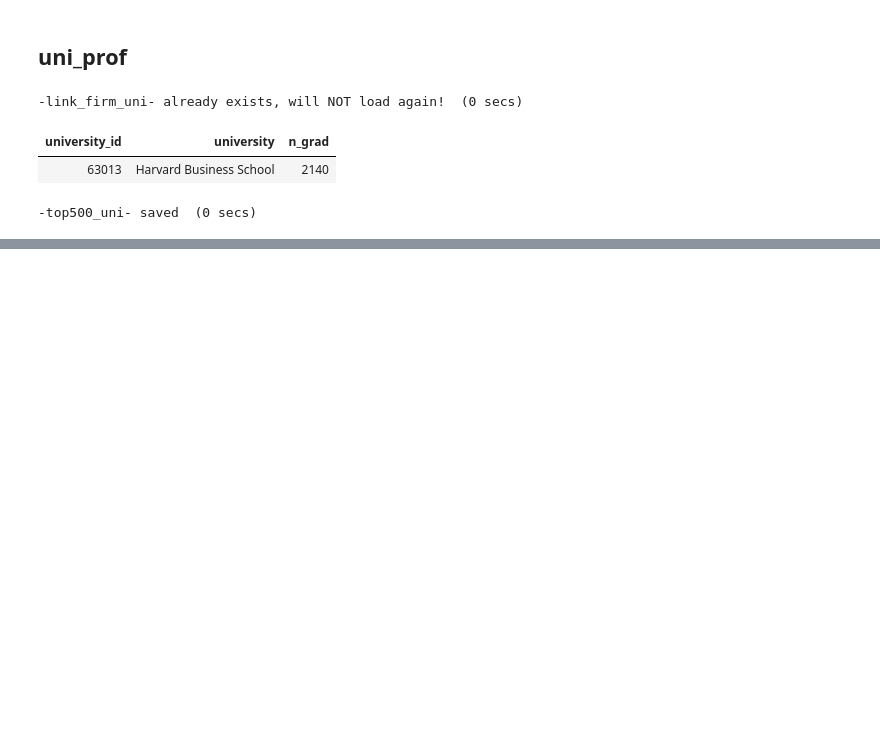
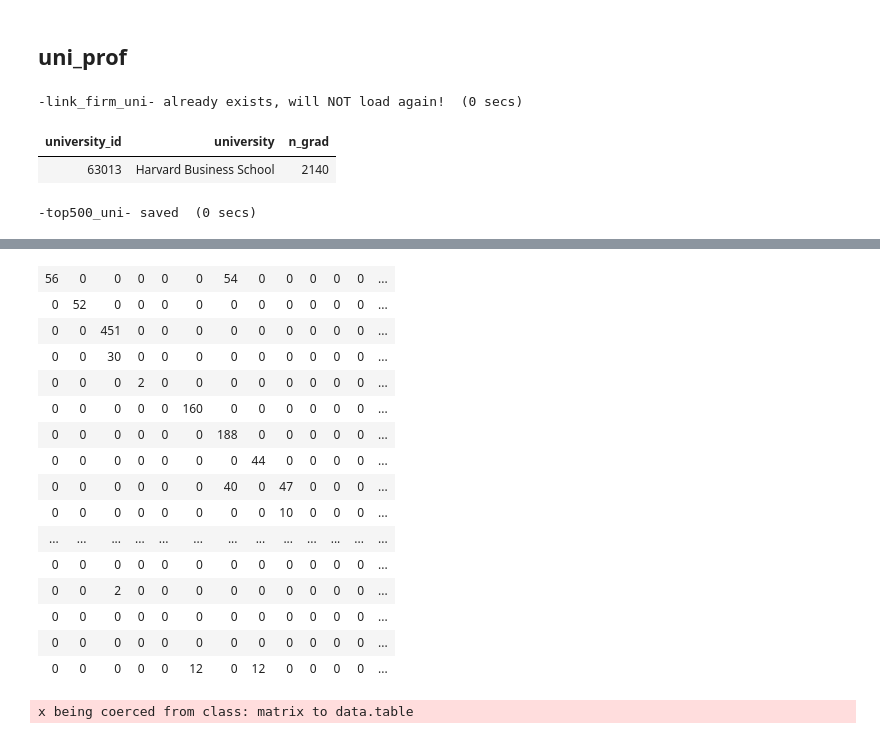
Before and after one commit to YuanyuanTong/CompanyLinks, a Jupyter notebook: data/firm-link.ipynb, the cells around one changed output, grey strips where cells are left out. Drawn from its saved outputs; the diff is of its cells as text; code cells hidden in the pictures; blank space fills up the shorter version.

```diff
--- a/data/firm-link.ipynb
+++ b/data/firm-link.ipynb
@@ -437,0 +459,21 @@ fwrite(top500_uni, 'top500_uni.csv')
+# %%
+f_firm_net_1 = f_firm_net[role_in_from_company_end_date<=role_in_to_company_start_date
+    ][, .(from_company_id=from_company_id,
+          to_company_id=to_company_id)]
+
+f_firm_net_2 = f_firm_net[role_in_from_company_start_date>=role_in_to_company_end_date
+    ][, .(from_company_id=to_company_id,
+          to_company_id=from_company_id)]
+
+f_ind_net = rbindlist(list(f_firm_net_1, f_firm_net_2), fill=T)[f_firm_prof[, .(company_id, sector)],
+      .(from_company_id, to_company_id, from_sector=sector),
+      on=c('from_company_id==company_id'),
+      nomatch=NULL
+    ][f_firm_prof[, .(company_id, sector)],
+      .(from_company_id, to_company_id, from_sector, to_sector=sector),
+      on=c('to_company_id==company_id'),
+      nomatch=NULL
+    ][, .(n=.N), keyby=.(from_sector, to_sector)
+    ][order(from_sector, -n),
+      .SD[1:3],
+      keyby=.(from_sector)]
@@ -437,0 +500,28 @@ fwrite(top500_uni, 'top500_uni.csv')
+# %%
+ind_matrix = matrix(0, nrow=44, ncol=44)
+for (i in 1:nrow(f_ind_net)) {
+    rowid=f_ind_net[i, from_sector]
+    colid=f_ind_net[i, to_sector]
+    n=f_ind_net[i, n]
+    ind_matrix[rowid, colid]=n
+}
+ind_matrix
+fwrite(ind_matrix, 'ind_matrix.csv', col.names=F)
+# %% [output]
+| 56 | 0 | 0 | 0 | 0 | 0 | 54 | 0 | 0 | 0 | 0 | 0 | ... |
+| 0 | 52 | 0 | 0 | 0 | 0 | 0 | 0 | 0 | 0 | 0 | 0 | ... |
+| 0 | 0 | 451 | 0 | 0 | 0 | 0 | 0 | 0 | 0 | 0 | 0 | ... |
+| 0 | 0 | 30 | 0 | 0 | 0 | 0 | 0 | 0 | 0 | 0 | 0 | ... |
+| 0 | 0 | 0 | 2 | 0 | 0 | 0 | 0 | 0 | 0 | 0 | 0 | ... |
+| 0 | 0 | 0 | 0 | 0 | 160 | 0 | 0 | 0 | 0 | 0 | 0 | ... |
+| 0 | 0 | 0 | 0 | 0 | 0 | 188 | 0 | 0 | 0 | 0 | 0 | ... |
+| 0 | 0 | 0 | 0 | 0 | 0 | 0 | 44 | 0 | 0 | 0 | 0 | ... |
+| 0 | 0 | 0 | 0 | 0 | 0 | 40 | 0 | 47 | 0 | 0 | 0 | ... |
+| 0 | 0 | 0 | 0 | 0 | 0 | 0 | 0 | 10 | 0 | 0 | 0 | ... |
+| ... | ... | ... | ... | ... | ... | ... | ... | ... | ... | ... | ... | ... |
+| 0 | 0 | 0 | 0 | 0 | 0 | 0 | 0 | 0 | 0 | 0 | 0 | ... |
+| 0 | 0 | 2 | 0 | 0 | 0 | 0 | 0 | 0 | 0 | 0 | 0 | ... |
+| 0 | 0 | 0 | 0 | 0 | 0 | 0 | 0 | 0 | 0 | 0 | 0 | ... |
+| 0 | 0 | 0 | 0 | 0 | 0 | 0 | 0 | 0 | 0 | 0 | 0 | ... |
+| 0 | 0 | 0 | 0 | 0 | 12 | 0 | 12 | 0 | 0 | 0 | 0 | ... |
+x being coerced from class: matrix to data.table
```
Also changed, not shown: parts of 5 cells of this notebook, 4 other files.
